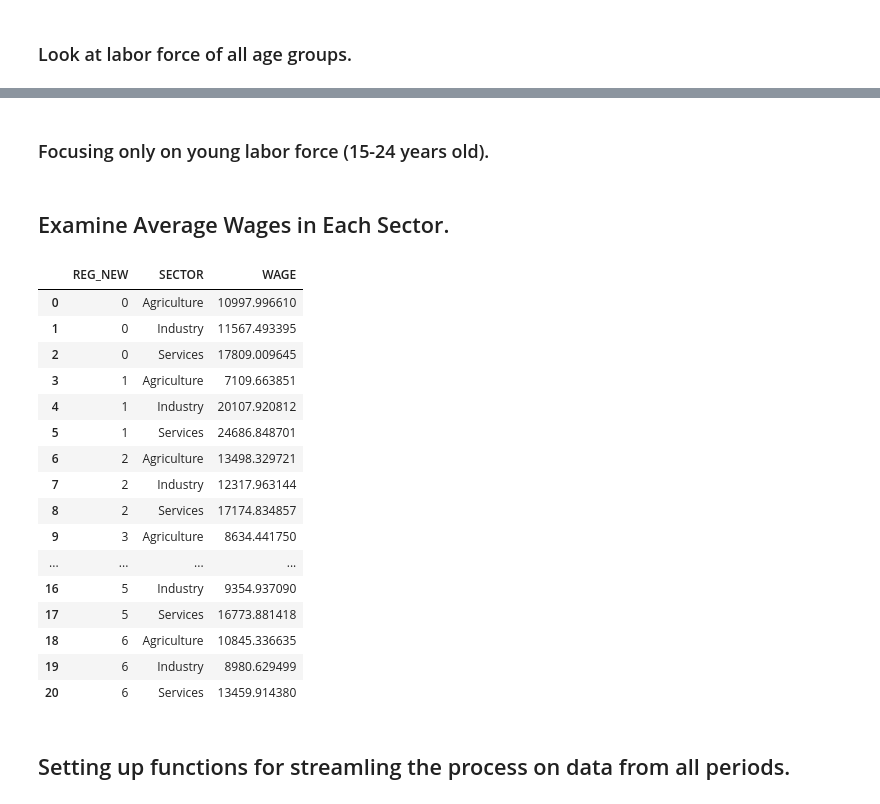
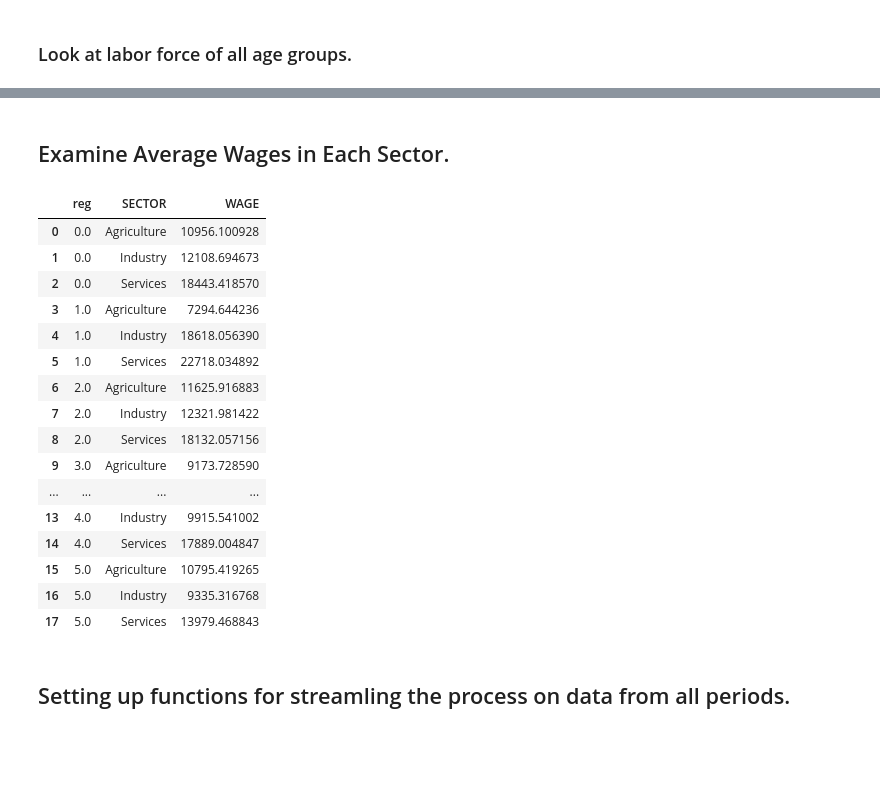
Before and after one commit to PhakphumJ/Thesis_code, a Jupyter notebook: LFS_code.ipynb, the cells around one changed output, grey strips where cells are left out. Saved outputs shown, nothing was run; the diff lists cells and outputs as text; code cells hidden in the pictures; blank space fills up the shorter version.

Commit message:
Update to match newer version of data.

```diff
--- a/LFS_code.ipynb
+++ b/LFS_code.ipynb
@@ -138,5 +111,2 @@ LFS_56_Q1["WT"].sum()
-# %%
-### Keep only the necessary columns: REG, CWD, YEAR, AGE, EDCODE, WKCODE, OCCUP, INDUST, PERMONTH, WT
-LFS_56_Q1 = LFS_56_Q1[["REG", "CWD", "YEAR", "AGE", "EDCODE", "WKCODE", "OCCUP", "INDUST", "PERMONTH", "WT"]]
 # %% [markdown]
 ## Recoding Variables
@@ -146,17 +112,0 @@ I seperate the eastern provinces from the central province since industrial park
-# %%
-## Import new province code.
-New_province = pd.read_csv("D:\Onedrive-CEU\OneDrive - Central European University\CEU\Thesis\Thesis_code\Data\Province_code.csv")
-
-## Merge with LFS.
-LFS_56_Q1 = pd.merge(LFS_56_Q1, New_province[["REG_NEW", "CWD"]], how = 'left', left_on = 'CWD', right_on = 'CWD')
-
-## move REG_NEW to the first column, drop REG.
-cols = LFS_56_Q1.columns.tolist()
-cols = cols[-1:] + cols[:-1]
-LFS_56_Q1 = LFS_56_Q1[cols]
-
-## drop REG and CWD
-LFS_56_Q1 = LFS_56_Q1.drop(columns = ["REG", "CWD"])
-
-
-LFS_56_Q1
@@ -204,7 +140,7 @@ From 2555 - recent years, the standard is TSIC 2009 (5 digits):
 ## function for 2528-2543.
 def sector_create_28to43(row):
     # First, convert INDUST from float to string.
-    x = str(row["INDUST"])
+    x = str(row["indus"])
     # remove the decimal part.
     x = x.split(".")[0]
 
@@ -240,7 +176,7 @@ def sector_create_28to43(row):
 ## function for 2544-2553.
 def sector_create_44to53(row):
     # First, convert INDUST from float to string.
-    x = str(row["INDUST"])
+    x = str(row["indus"])
     # remove the decimal part.
     x = x.split(".")[0]
 
@@ -276,7 +212,7 @@ def sector_create_44to53(row):
 ## function for 2554.
 def sector_create_54(row):
     # First, convert INDUST from float to string.
-    x = str(row["INDUST"])
+    x = str(row["indus"])
     # remove the decimal part.
     x = x.split(".")[0]
 
@@ -312,7 +248,7 @@ def sector_create_54(row):
 ## function for 2555-recent.
 def sector_create_from55(row):
     # First, convert INDUST from float to string.
-    x = str(row["INDUST"])
+    x = str(row["indus"])
     # remove the decimal part.
     x = x.split(".")[0]
 
@@ -388,7 +325,4 @@ For 2550 - recent:
 - 05-10: Upper secondary or Associate
 - 11-15: Bachelor or higher
 - 16-17: Other or unknown education (excluded from the analysis)
-# %%
-## Apply the function to the data (use pipe since the input is a dataframe)
-LFS_56_Q1 = LFS_56_Q1.pipe(exclude_not_LFfrom44)
 # %%
@@ -639,2 +502,0 @@ LFS_56_Q1_EDU_REG_TOTAL
-# %% [markdown]
-### Focusing only on young labor force (15-24 years old).
@@ -682,42 +504,42 @@ LFS_56_Q1_YOUNG_EDU_REG_TOTAL.sort_values(by=['REG_NEW', 'EDCODE_NEW'], inplace=
 ## Examine Average Wages in Each Sector.
 # %%
 ### Compute weigthed average wage for each sector.
-LFS_56_Q1_SEC_WAGE = LFS_56_Q1[LFS_56_Q1.PERMONTH != 99999].dropna(subset = ["PERMONTH"]).groupby(["REG_NEW", "SECTOR"]).apply(lambda x: np.average(x["PERMONTH"], weights = x["WT"])).reset_index(name = "WAGE")
+LFS_56_Q1_SEC_WAGE = LFS_56_Q1[LFS_56_Q1.approx != 99999].dropna(subset = ["approx"]).groupby(["reg", "SECTOR"]).apply(lambda x: np.average(x["approx"], weights = x["wgt"])).reset_index(name = "WAGE")
 
 ## Compute the average wage for each sector at the national level.
-LFS_56_Q1_SEC_WAGE_NAT = LFS_56_Q1[LFS_56_Q1.PERMONTH != 99999].dropna(subset = ["PERMONTH"]).groupby(["SECTOR"]).apply(lambda x: np.average(x["PERMONTH"], weights = x["WT"])).reset_index(name = "WAGE")
+LFS_56_Q1_SEC_WAGE_NAT = LFS_56_Q1[LFS_56_Q1.approx != 99999].dropna(subset = ["approx"]).groupby(["SECTOR"]).apply(lambda x: np.average(x["approx"], weights = x["wgt"])).reset_index(name = "WAGE")
 
 ## Create column REG_NEW for the national level. Set it to 0.
-LFS_56_Q1_SEC_WAGE_NAT["REG_NEW"] = 0
+LFS_56_Q1_SEC_WAGE_NAT["reg"] = 0
 
 ## Make the order of columns the same as LFS_56_Q1_SEC_WAGE
 LFS_56_Q1_SEC_WAGE_NAT = LFS_56_Q1_SEC_WAGE_NAT[LFS_56_Q1_SEC_WAGE.columns]
 
 ## Concatenate the national level data to the regional level data.
 LFS_56_Q1_SEC_WAGE = pd.concat([LFS_56_Q1_SEC_WAGE_NAT, LFS_56_Q1_SEC_WAGE]).reset_index(drop=True)
 
 ## remove the dataframes that are no longer needed.
 del LFS_56_Q1_SEC_WAGE_NAT
 
 LFS_56_Q1_SEC_WAGE
 # %% [output]
-|  | REG_NEW | SECTOR | WAGE |
-| 0 | 0 | Agriculture | 10997.996610 |
-| 1 | 0 | Industry | 11567.493395 |
-| 2 | 0 | Services | 17809.009645 |
-| 3 | 1 | Agriculture | 7109.663851 |
-| 4 | 1 | Industry | 20107.920812 |
-| 5 | 1 | Services | 24686.848701 |
-| 6 | 2 | Agriculture | 13498.329721 |
-| 7 | 2 | Industry | 12317.963144 |
-| 8 | 2 | Services | 17174.834857 |
-| 9 | 3 | Agriculture | 8634.441750 |
+|  | reg | SECTOR | WAGE |
+| 0 | 0.0 | Agriculture | 10956.100928 |
+| 1 | 0.0 | Industry | 12108.694673 |
+| 2 | 0.0 | Services | 18443.418570 |
+| 3 | 1.0 | Agriculture | 7294.644236 |
+| 4 | 1.0 | Industry | 18618.056390 |
+| 5 | 1.0 | Services | 22718.034892 |
+| 6 | 2.0 | Agriculture | 11625.916883 |
+| 7 | 2.0 | Industry | 12321.981422 |
+| 8 | 2.0 | Services | 18132.057156 |
+| 9 | 3.0 | Agriculture | 9173.728590 |
 | ... | ... | ... | ... |
-| 16 | 5 | Industry | 9354.937090 |
-| 17 | 5 | Services | 16773.881418 |
-| 18 | 6 | Agriculture | 10845.336635 |
-| 19 | 6 | Industry | 8980.629499 |
-| 20 | 6 | Services | 13459.914380 |
+| 13 | 4.0 | Industry | 9915.541002 |
+| 14 | 4.0 | Services | 17889.004847 |
+| 15 | 5.0 | Agriculture | 10795.419265 |
+| 16 | 5.0 | Industry | 9335.316768 |
+| 17 | 5.0 | Services | 13979.468843 |
 # %% [markdown]
 ## Setting up functions for streamling the process on data from all periods.
 # %%
```
Also changed, not shown: parts of 57 cells of this notebook.
